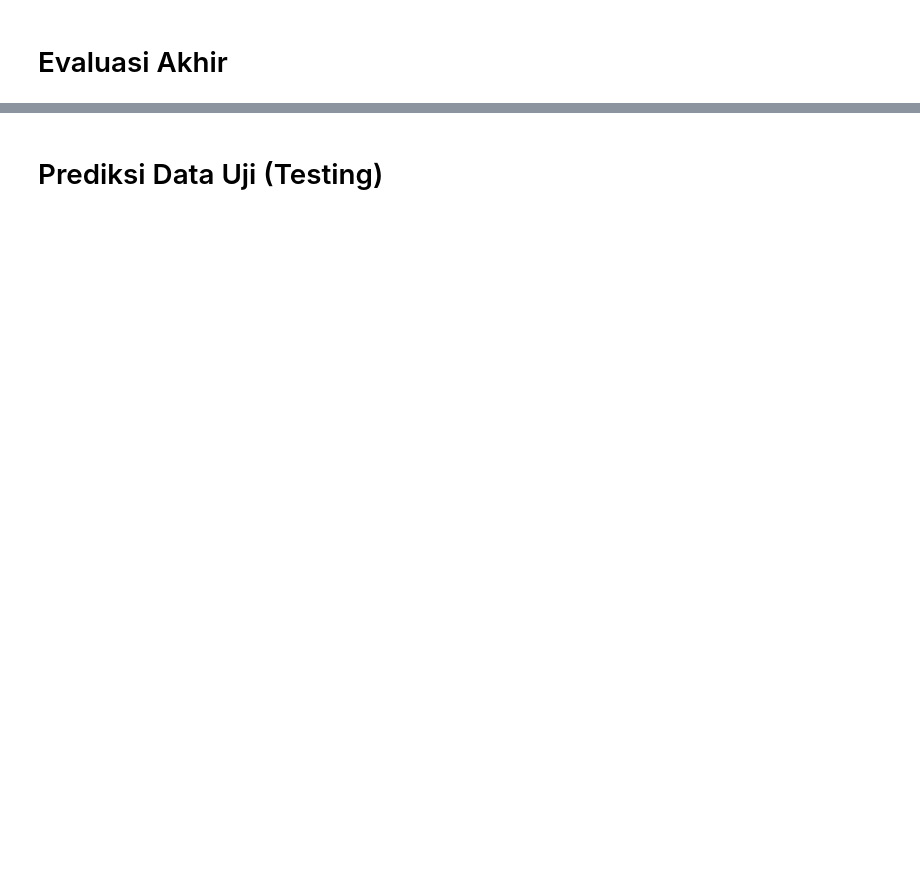
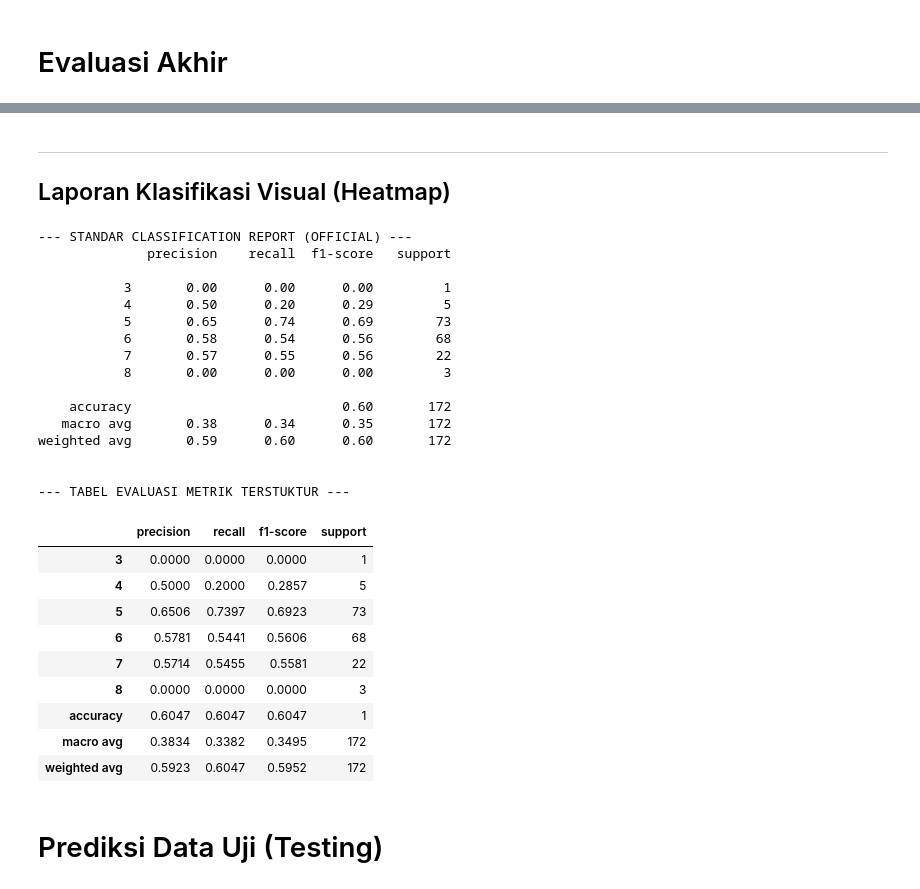
Before and after one commit to PashaAkrilian/Wine-Quality-Prediction, a Jupyter notebook: uts-data-mining.ipynb, the cells around one changed output, grey strips where cells are left out. Drawn from its saved outputs; the diff is of its cells as text; code cells hidden in the pictures; blank space fills up the shorter version.

```diff
--- a/uts-data-mining.ipynb
+++ b/uts-data-mining.ipynb
@@ -836,0 +1122,16 @@ Epoch 91/500
+# %%
+# --- 7.5 Final Training ---
+final_dnn = build_omni_model((X_train_dl.shape[1],), bp['n_layers'], bp['units'], bp['dropout'], bp['l2_reg'], bp['lr'])
+
+lr_reducer = callbacks.ReduceLROnPlateau(monitor='val_loss', factor=0.5, patience=10, min_lr=1e-6)
+es_final = callbacks.EarlyStopping(monitor='val_accuracy', patience=60, restore_best_weights=True)
+
+history = final_dnn.fit(
+    X_train_dl, y_train_onehot,
+    validation_data=(X_val_dl, y_val_onehot),
+    epochs=500,
+    batch_size=32,
+    sample_weight=final_sample_weights,
+    callbacks=[es_final, lr_reducer],
+    verbose=1
+)
@@ -953,0 +1163,5 @@ Meleset Fatal (>1 Poin)    : 7 (4.07%)
+# %%
+y_probs_val = final_dnn.predict(X_val_dl, verbose=0)
+
+y_pred_val_idx = np.argmax(y_probs_val, axis=1)
+y_pred_val = y_pred_val_idx + y_min_val
@@ -954,2 +1191,56 @@ Meleset Fatal (>1 Poin)    : 7 (4.07%)
+# %% [markdown]
+---
+## Laporan Klasifikasi Visual (Heatmap)
+# %%
+# 8.3 Laporan Klasifikasi Formal (NIM 026)
+from sklearn.metrics import classification_report
+
+# 1. Menampilkan Laporan dalam Format Teks Standar (Legal Text)
+print("--- STANDAR CLASSIFICATION REPORT (OFFICIAL) ---")
+print(classification_report(y_val, y_pred_val, zero_division=0))
+
+# 2. Mentransformasi Laporan ke dalam Tabel Pandas yang Rapi (Stylized Table)
+report_dict = classification_report(y_val, y_pred_val, output_dict=True, zero_division=0)
+report_df = pd.DataFrame(report_dict).T
+
+# Membersihkan format: membulatkan angka dan memberikan highlight pada metrik utama
+def style_report(df):
+    return df.style.format({
+        'precision': '{:.4f}',
+        'recall': '{:.4f}',
+        'f1-score': '{:.4f}',
+        'support': '{:.0f}'
+    }).background_gradient(cmap='YlGn', subset=['f1-score']) \
+      .set_properties(**{'font-weight': 'bold'}, subset=pd.IndexSlice[['macro avg', 'weighted avg'], :])
+
+print("\n--- TABEL EVALUASI METRIK TERSTUKTUR ---")
+display(style_report(report_df))
+# %% [output]
+--- STANDAR CLASSIFICATION REPORT (OFFICIAL) ---
+              precision    recall  f1-score   support
+
+           3       0.00      0.00      0.00         1
+           4       0.50      0.20      0.29         5
+           5       0.65      0.74      0.69        73
+           6       0.58      0.54      0.56        68
+           7       0.57      0.55      0.56        22
+           8       0.00      0.00      0.00         3
+
+    accuracy                           0.60       172
+   macro avg       0.38      0.34      0.35       172
+weighted avg       0.59      0.60      0.60       172
+
+
+--- TABEL EVALUASI METRIK TERSTUKTUR ---
+|  | precision | recall | f1-score | support |
+| 3 | 0.0000 | 0.0000 | 0.0000 | 1 |
+| 4 | 0.5000 | 0.2000 | 0.2857 | 5 |
+| 5 | 0.6506 | 0.7397 | 0.6923 | 73 |
+| 6 | 0.5781 | 0.5441 | 0.5606 | 68 |
+| 7 | 0.5714 | 0.5455 | 0.5581 | 22 |
+| 8 | 0.0000 | 0.0000 | 0.0000 | 3 |
+| accuracy | 0.6047 | 0.6047 | 0.6047 | 1 |
+| macro avg | 0.3834 | 0.3382 | 0.3495 | 172 |
+| weighted avg | 0.5923 | 0.6047 | 0.5952 | 172 |
 # %% [markdown]
 # Prediksi Data Uji (Testing)
```
Also changed, not shown: parts of 151 cells of this notebook.
